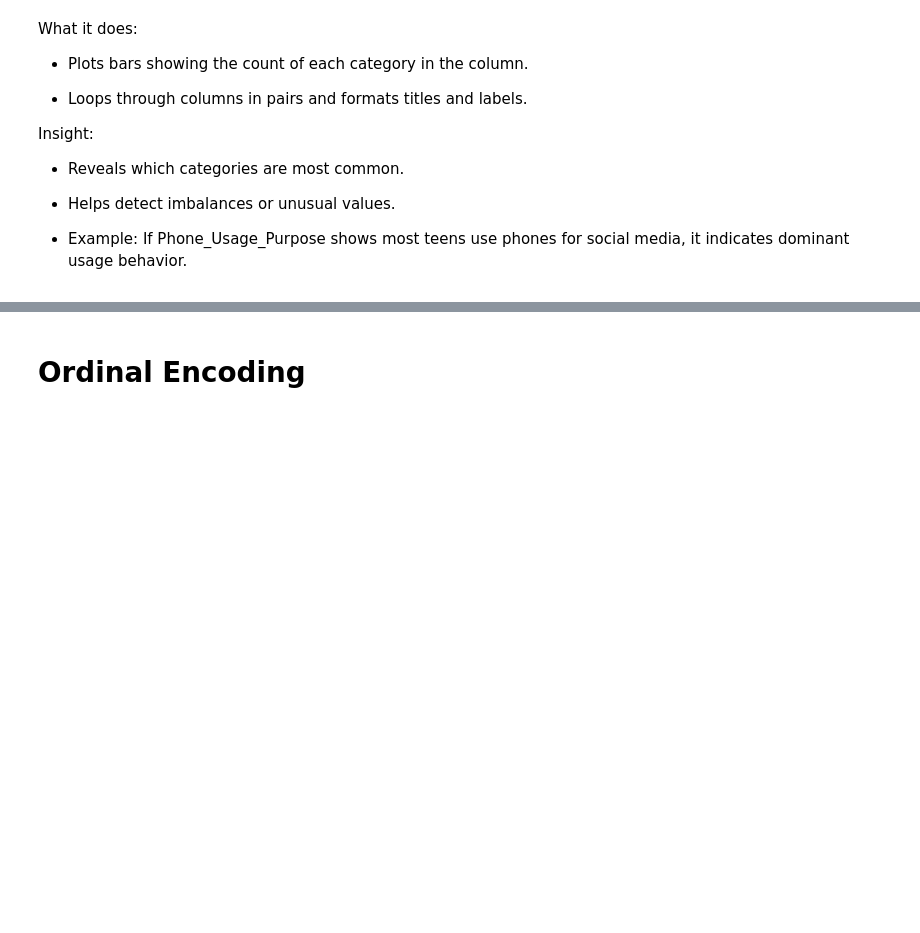
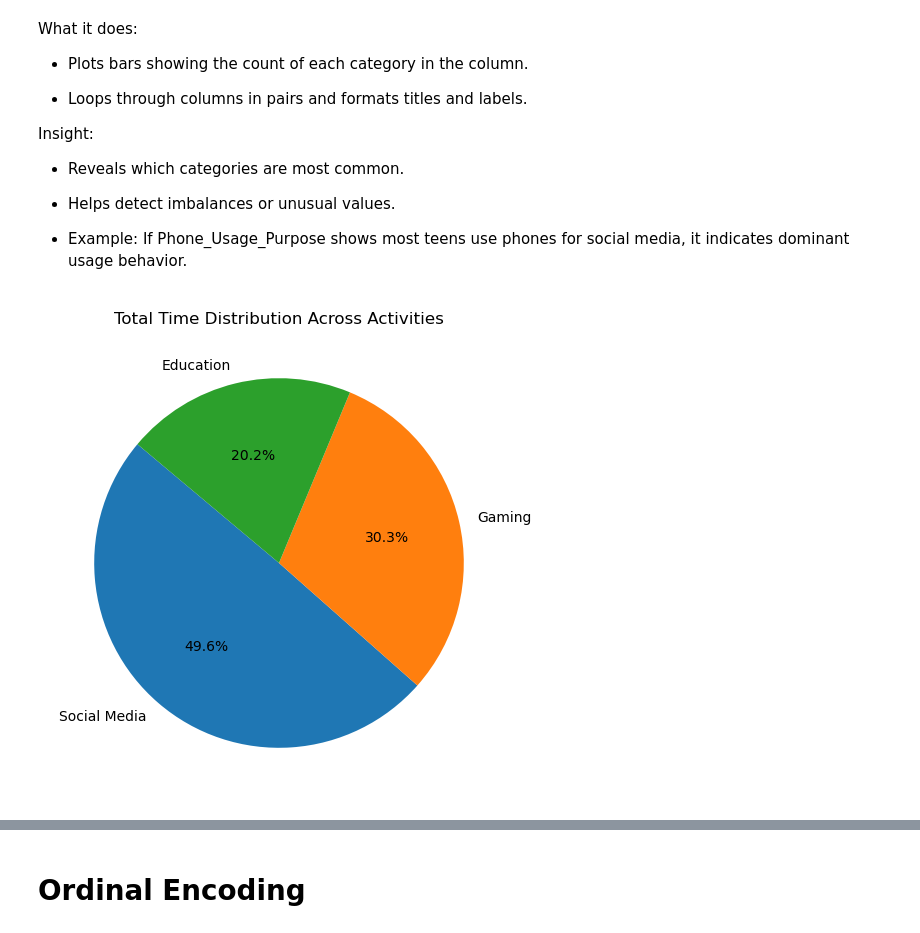
Before and after one commit to Natashaa7/Phone-Addiction-Analysis, a Jupyter notebook: TeenPhoneAddiction.ipynb, the cells around one changed output, grey strips where cells are left out. Cells and saved outputs as stored; diff of their text form; code cells hidden in the pictures; blank space fills up the shorter version.

```diff
--- a/TeenPhoneAddiction.ipynb
+++ b/TeenPhoneAddiction.ipynb
@@ -303,3 +303,28 @@ Insight:
 - Helps detect imbalances or unusual values.
 
 - Example: If Phone_Usage_Purpose shows most teens use phones for social media, it indicates dominant usage behavior.
+# %%
+import matplotlib.pyplot as plt
+
+# Sum total hours for each activity
+total_social = df['Time_on_Social_Media'].sum()
+total_gaming = df['Time_on_Gaming'].sum()
+total_education = df['Time_on_Education'].sum()
+
+# Create dictionary for plotting
+time_spent = {
+    "Social Media": total_social,
+    "Gaming": total_gaming,
+    "Education": total_education
+}
+
+# Plot pie chart
+labels = list(time_spent.keys())
+sizes = list(time_spent.values())
+
+plt.figure(figsize=(6,6))
+plt.pie(sizes, labels=labels, autopct='%1.1f%%', startangle=140)
+plt.title("Total Time Distribution Across Activities")
+plt.show()
+# %% [output]
+[figure, added]
```
Also changed, not shown: parts of 33 cells of this notebook.
